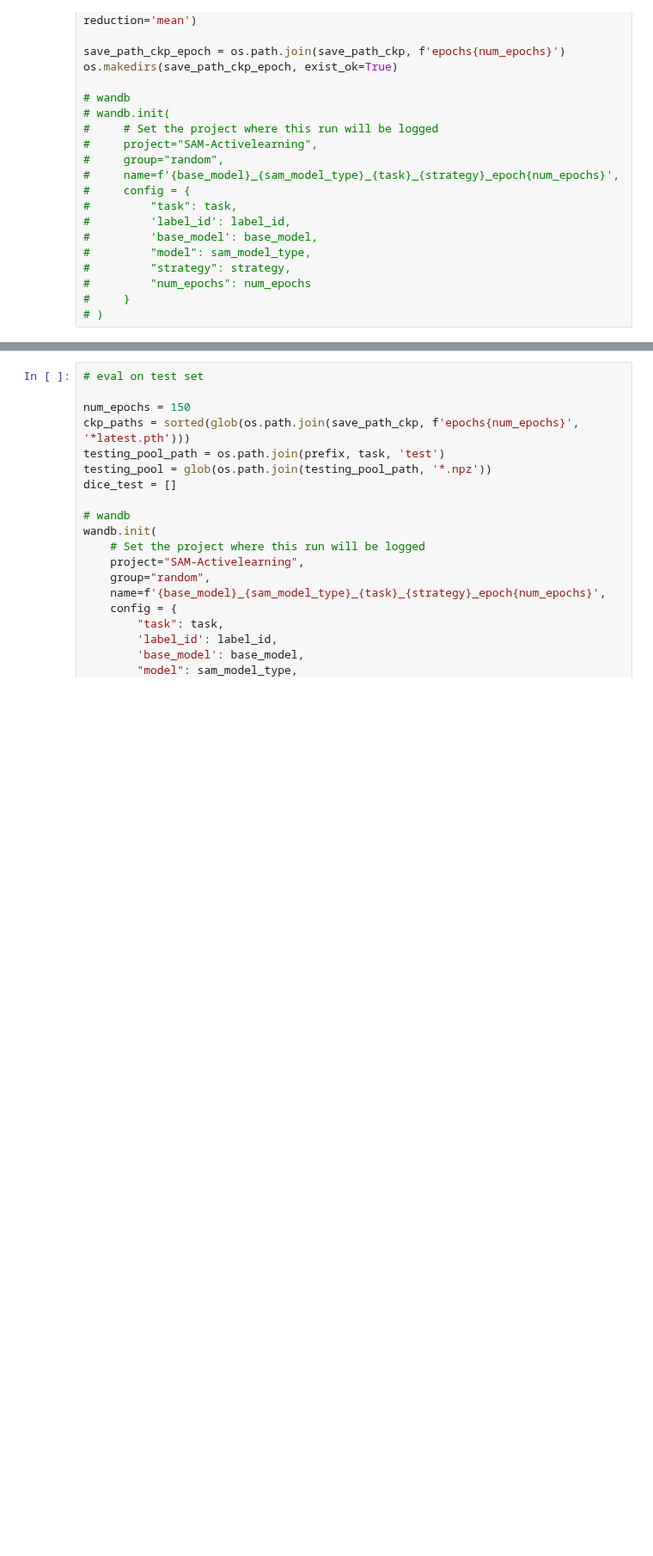
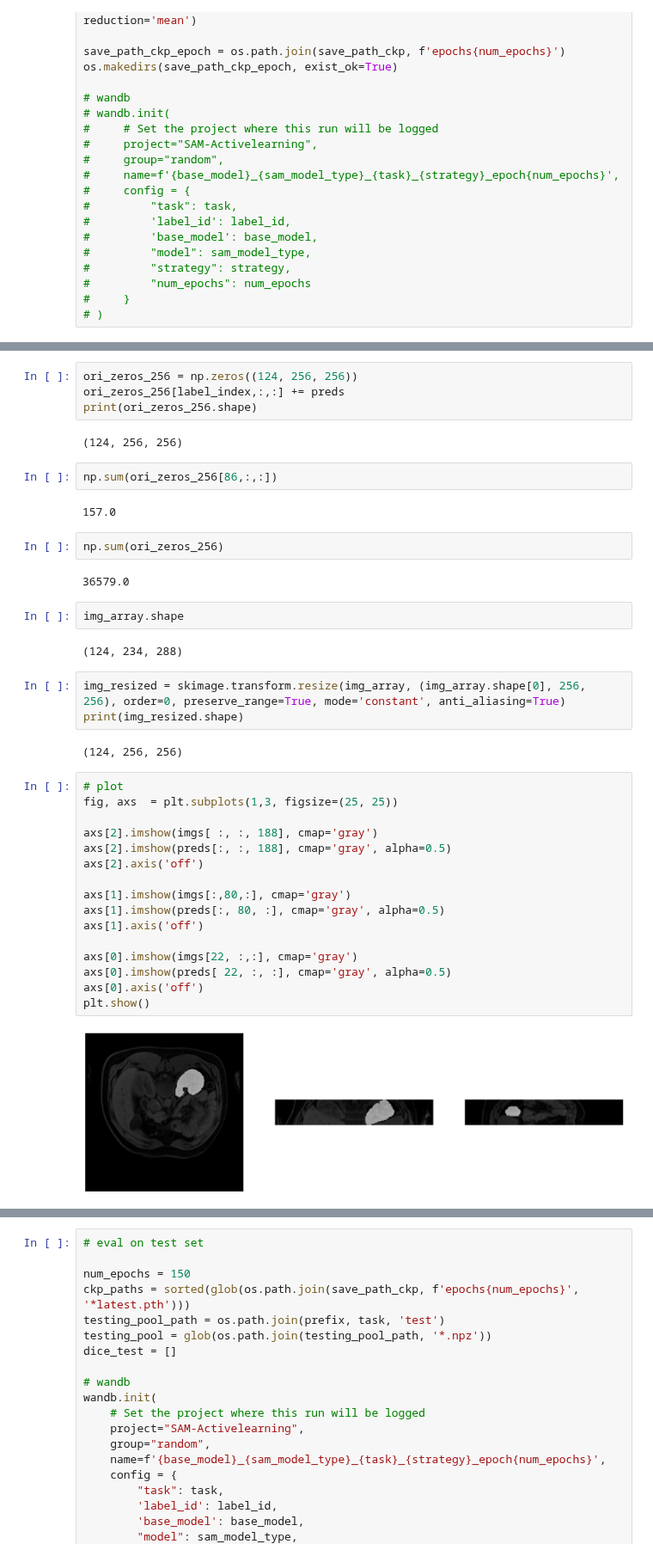
Before and after one commit to yexincheng/ALMRI, a Jupyter notebook: research_questions.ipynb, the cells around one changed output, grey strips where cells are left out. Shown at 86% size. Drawn from its saved outputs; the diff is of its cells as text; blank space fills up the shorter version.

```diff
--- a/research_questions.ipynb
+++ b/research_questions.ipynb
@@ -216,0 +238,41 @@ plt.close()
+# %%
+ori_zeros_256 = np.zeros((124, 256, 256))
+ori_zeros_256[label_index,:,:] += preds
+print(ori_zeros_256.shape)
+# %% [output]
+(124, 256, 256)
+# %%
+np.sum(ori_zeros_256[86,:,:])
+# %% [output]
+157.0
+# %%
+np.sum(ori_zeros_256)
+# %% [output]
+36579.0
+# %%
+img_array.shape
+# %% [output]
+(124, 234, 288)
+# %%
+img_resized = skimage.transform.resize(img_array, (img_array.shape[0], 256, 256), order=0, preserve_range=True, mode='constant', anti_aliasing=True)
+print(img_resized.shape)
+# %% [output]
+(124, 256, 256)
+# %%
+# plot
+fig, axs  = plt.subplots(1,3, figsize=(25, 25))
+
+axs[2].imshow(imgs[ :, :, 188], cmap='gray')
+axs[2].imshow(preds[:, :, 188], cmap='gray', alpha=0.5)
+axs[2].axis('off')
+
+axs[1].imshow(imgs[:,80,:], cmap='gray')
+axs[1].imshow(preds[:, 80, :], cmap='gray', alpha=0.5)
+axs[1].axis('off')
+
+axs[0].imshow(imgs[22, :,:], cmap='gray')
+axs[0].imshow(preds[ 22, :, :], cmap='gray', alpha=0.5)
+axs[0].axis('off')
+plt.show()
+# %% [output]
+[figure, added]
```
Also changed, not shown: parts of 21 cells of this notebook, 2 other files.
